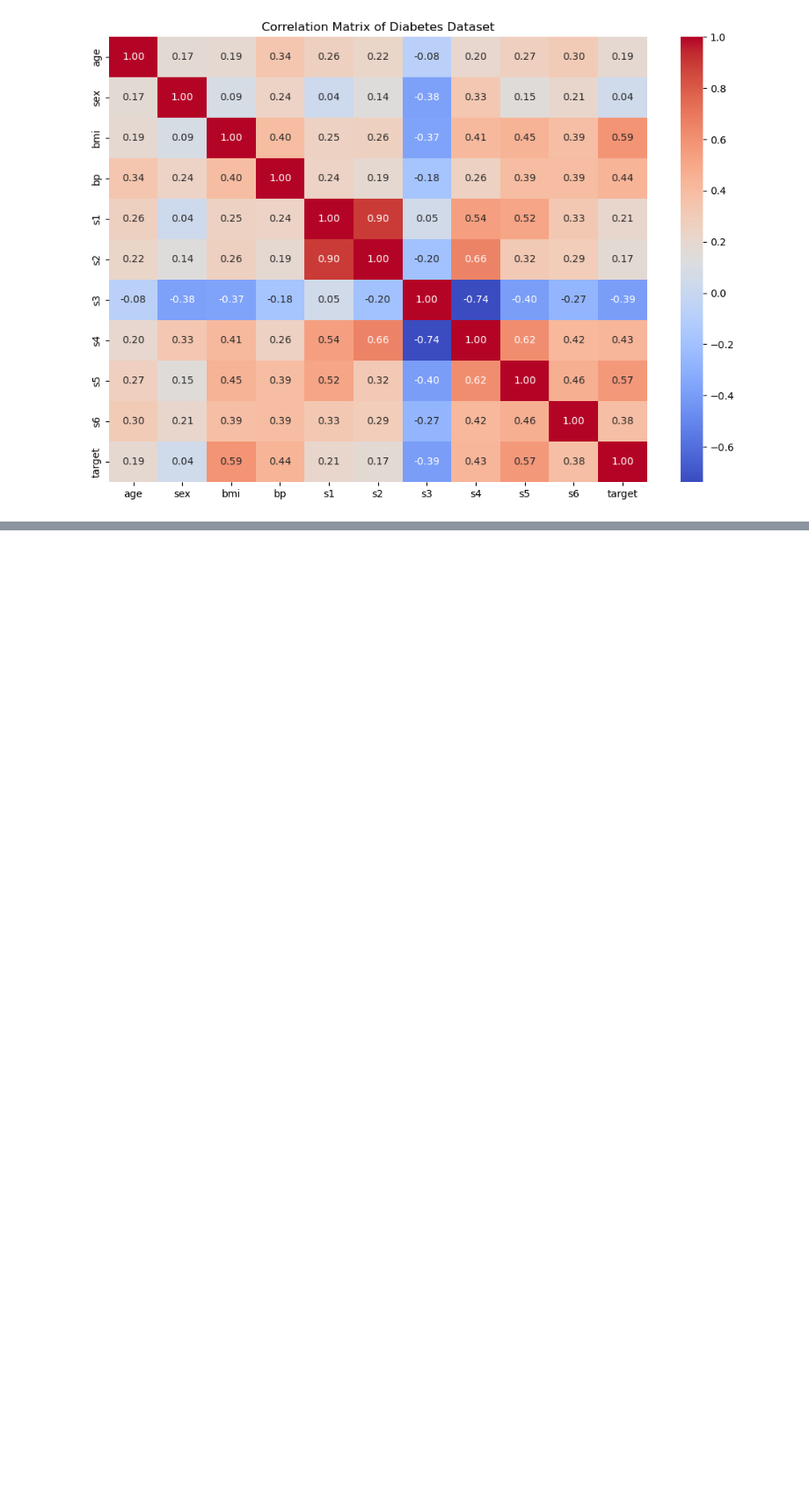
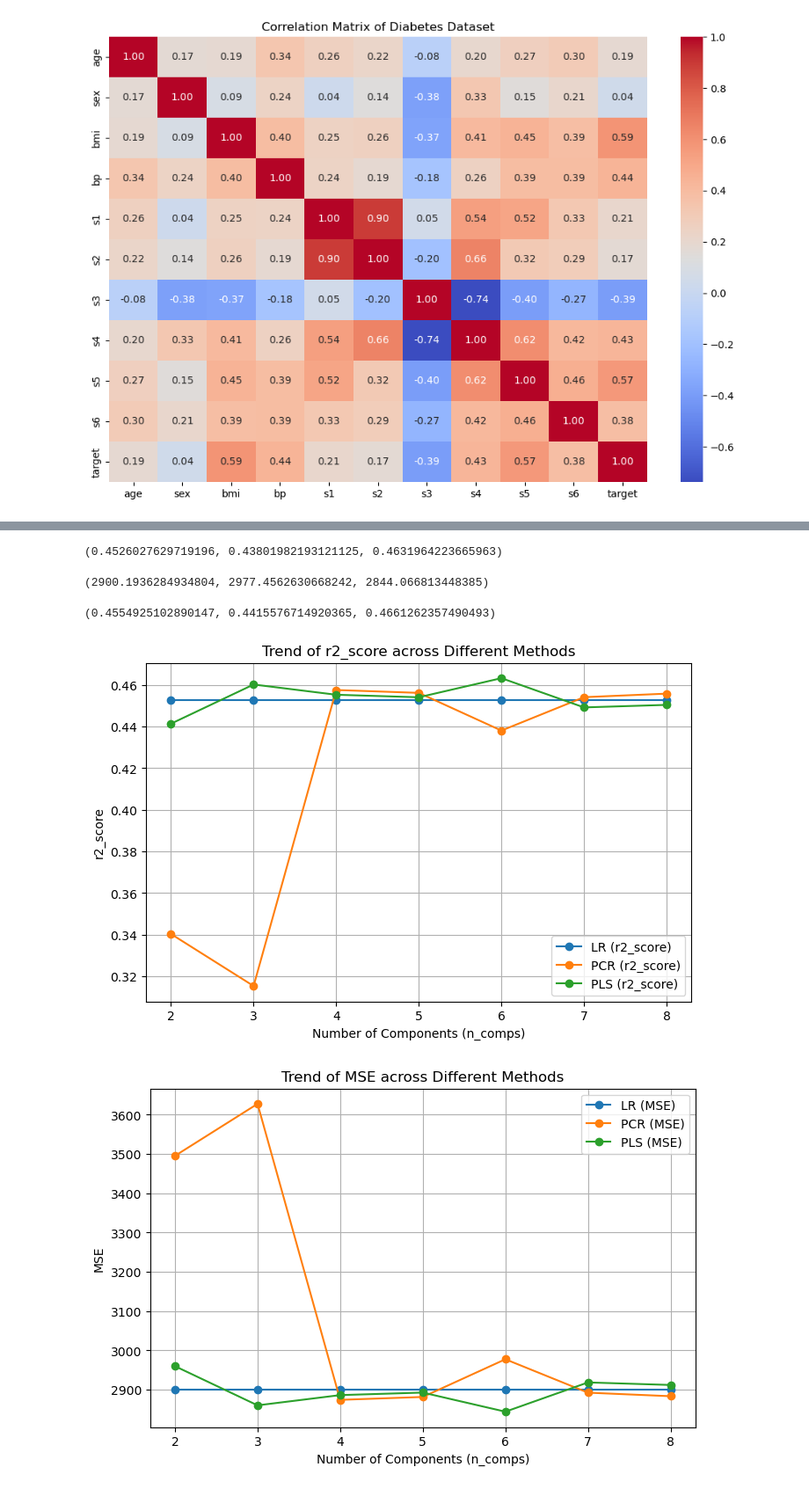
Before and after one commit to thisHermit/nonparametric-rank-tests, a Jupyter notebook: tutorial3_pca_pls.ipynb, the cells around one changed output, grey strips where cells are left out. Shown at 88% size. Saved outputs shown, nothing was run; the diff lists cells and outputs as text; code cells hidden in the pictures; blank space fills up the shorter version.

```diff
--- a/tutorial3_pca_pls.ipynb
+++ b/tutorial3_pca_pls.ipynb
@@ -126,0 +250,51 @@ plt.show()
+# %%
+report_generalisation_errors(r2_score, "r2_score")
+# %% [output]
+(0.4526027629719196, 0.43801982193121125, 0.4631964223665963)
+# %%
+report_generalisation_errors(mean_squared_error, "MSE")
+# %% [output]
+(2900.1936284934804, 2977.4562630668242, 2844.066813448385)
+# %%
+report_generalisation_errors(explained_variance_score, "explained_variance_score")
+# %% [output]
+(0.4554925102890147, 0.4415576714920365, 0.4661262357490493)
+# %%
+
+metrics_list = [
+    (r2_score, "r2_score"),
+    (mean_squared_error, "MSE"),
+    (explained_variance_score, "explained_variance_score")
+]
+# results = {
+#     "r2_score": {"LR": [], "PCR": [], "PLS": []},
+#     "MSE": {"LR": [], "PCR": [], "PLS": []},
+#     "explained_variance_score": {"LR": [], "PCR": [], "PLS": []},
+# }
+results = {
+    name[1]: {"LR": [], "PCR": [], "PLS": []} for name in metrics_list
+}
+n_comps_range = range(2, 9)
+
+
+for error, error_name in metrics_list:
+    for n_comps in n_comps_range:
+        metric_lr, metric_pcr, metric_pls = report_generalisation_errors(error, error_name, n_comps)
+        results[error_name]["LR"].append(metric_lr)
+        results[error_name]["PCR"].append(metric_pcr)
+        results[error_name]["PLS"].append(metric_pls)
+
+for metric_name, methods_results in results.items():
+    plt.figure(figsize=(8, 5))
+    for method_name, values in methods_results.items():
+        plt.plot(n_comps_range, values, label=f"{method_name} ({metric_name})", marker='o')
+
+    plt.title(f"Trend of {metric_name} across Different Methods")
+    plt.xlabel("Number of Components (n_comps)")
+    plt.ylabel(metric_name)
+    plt.legend()
+    plt.grid()
+    plt.show()
+# %% [output]
+[figure, added]
+[figure, added]
```
Also changed, not shown: parts of 10 cells of this notebook, 6 other files.
